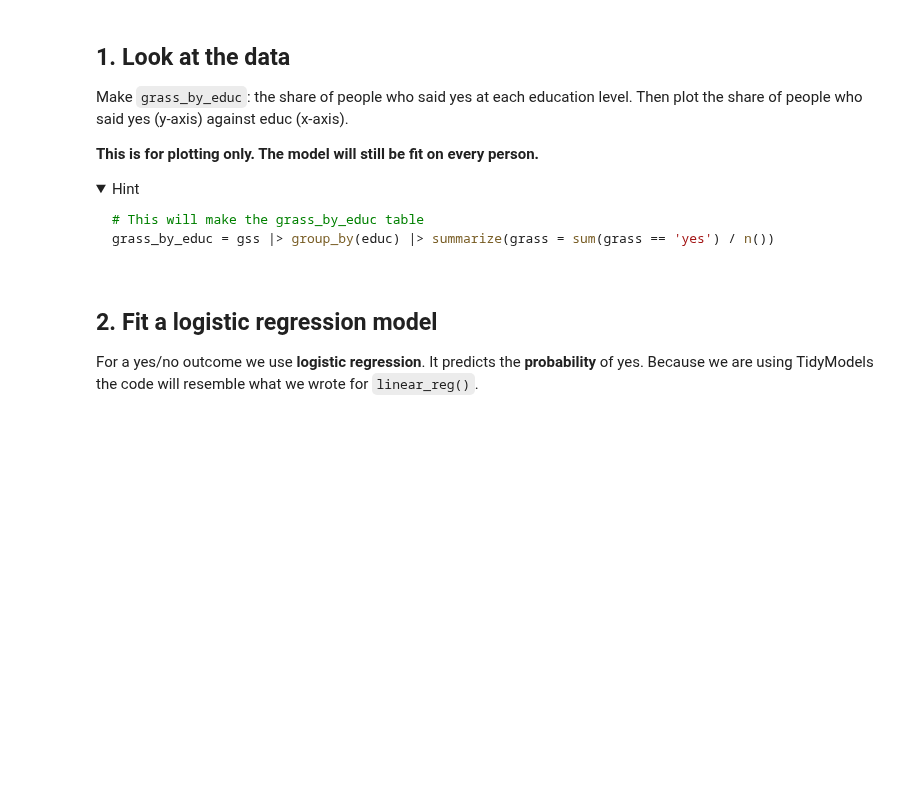
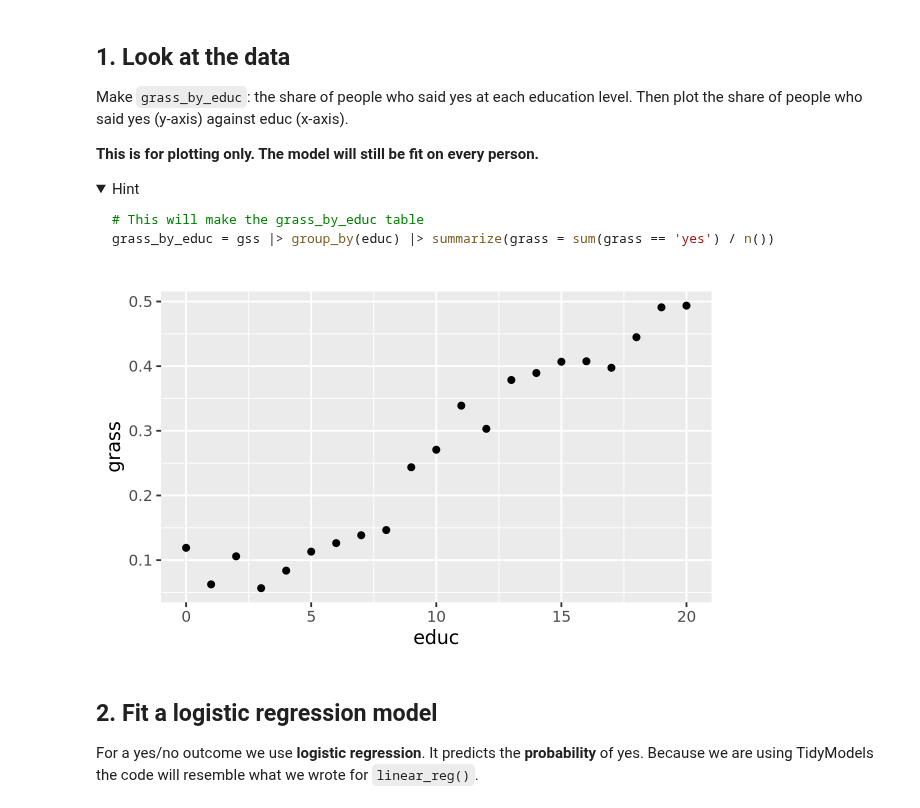
Before and after one commit to lgheflin/codespace, a Jupyter notebook: exercises/10-marginal-effect-exercise.ipynb, the cells around one changed output. Cells and saved outputs as stored; diff of their text form; code cells hidden in the pictures; folded sections open; blank space fills up the shorter version.

````diff
--- a/exercises/10-marginal-effect-exercise.ipynb
+++ b/exercises/10-marginal-effect-exercise.ipynb
@@ -44,6 +48,14 @@ grass_by_educ = gss |> group_by(educ) |> summarize(grass = sum(grass == 'yes') /
 ```
 
 </details>
+# %%
+grass_by_educ =
+    gss |>
+    group_by(educ) |>
+    summarize(grass = sum(grass=='yes') / n())
+ggplot(data=grass_by_educ, aes(x=educ, y=grass)) + geom_point()
+# %% [output]
+[figure, added]
 # %% [markdown]
 ## 2. Fit a logistic regression model
 
````
Also changed, not shown: parts of 7 cells of this notebook.
